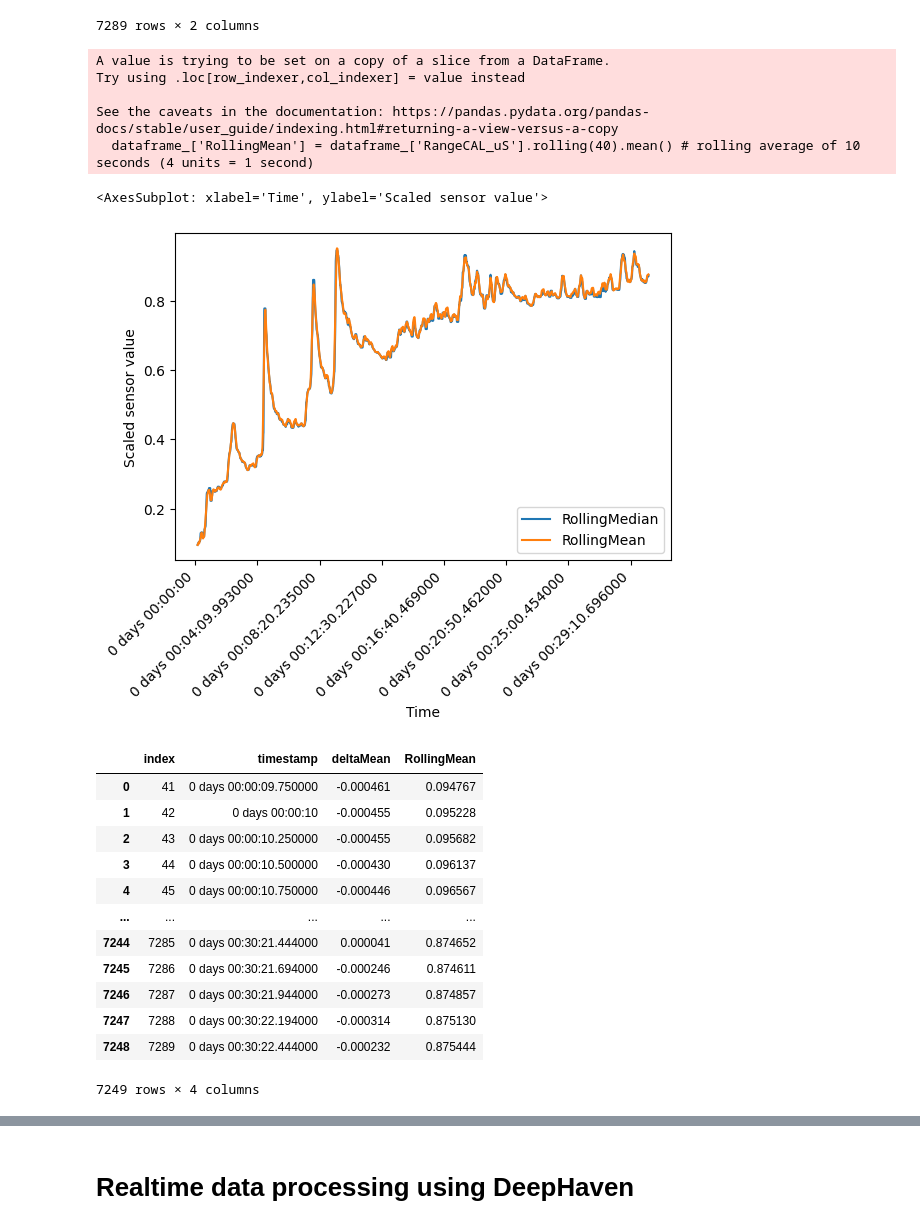
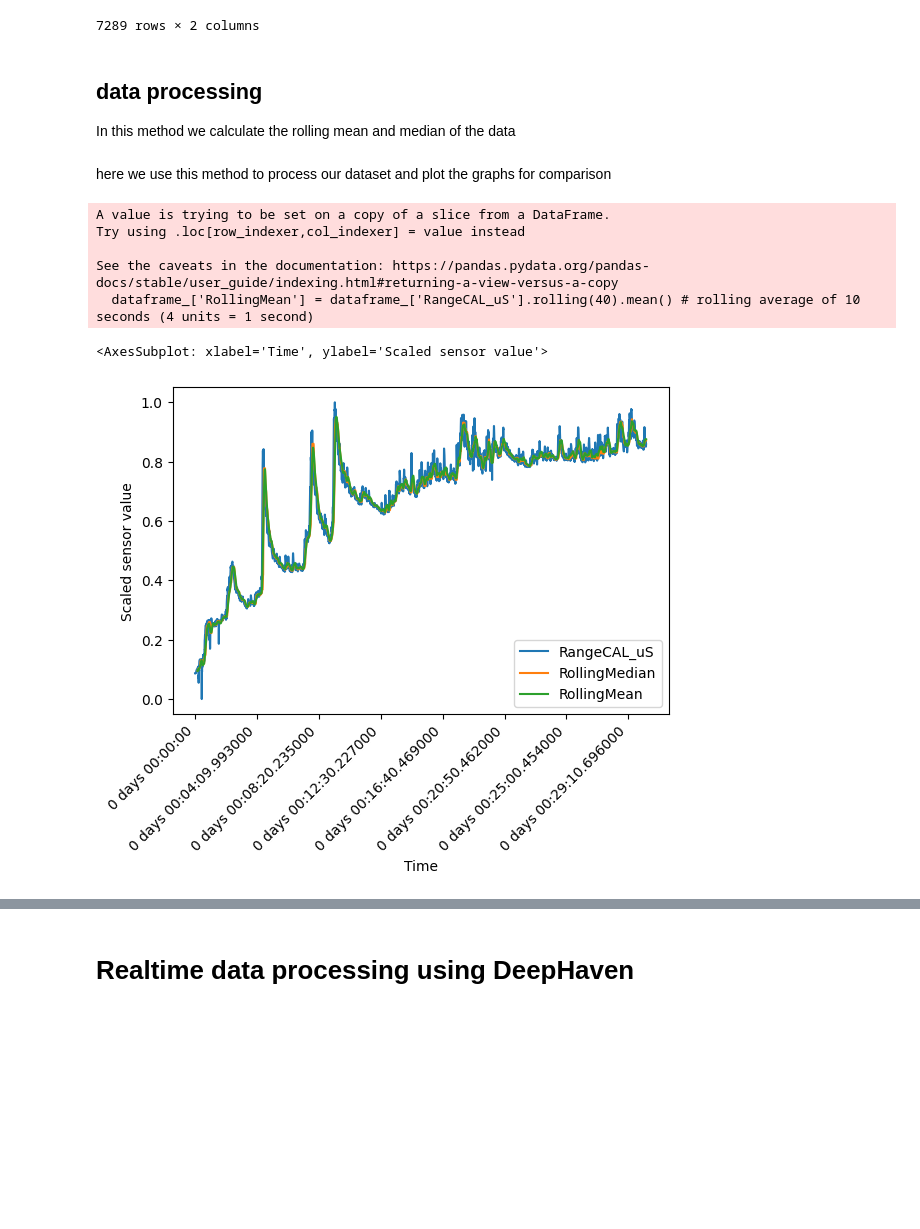
Before and after one commit to Inn0/STP1StressVisualisation, a Jupyter notebook: StressThreshold.ipynb, the cells around one changed output, grey strips where cells are left out. Saved outputs shown, nothing was run; the diff lists cells and outputs as text; code cells hidden in the pictures; blank space fills up the shorter version.

Commit message:
add documentation and code cleanup

```diff
--- a/StressThreshold.ipynb
+++ b/StressThreshold.ipynb
@@ -108,40 +115,26 @@ df1_2
 | 7289 | 0 days 00:30:22.444000 | 0.854733 |
 | 7290 | 0 days 00:30:22.694000 | 0.858556 |
 7289 rows × 2 columns
+# %% [markdown]
+## data processing
+In this method we calculate the rolling mean and median of the data
 # %%
 def calculateRollingAndDelta(dataframe_):
-    # dataframe_.info()
     dataframe_['RollingMean'] = dataframe_['RangeCAL_uS'].rolling(40).mean() # rolling average of 10 seconds (4 units = 1 second)
     dataframe_['RollingMedian'] = dataframe_['RangeCAL_uS'].rolling(40).median() # rolling median of 10 seconds
     dataframe_['deltaMean'] = dataframe_.RollingMean.diff(periods =-1)
     dataframe_['deltaMedian'] = dataframe_.RollingMedian.diff(periods =-1)
     return dataframe_
-df1_2 = calculateRollingAndDelta(df1_2)
-df1_2[['RollingMedian', 'RollingMean','timestamp']].plot(x='timestamp', xlabel='Time', ylabel='Scaled sensor value', rot=45)
-# %% [output]
-A value is trying to be set on a copy of a slice from a DataFrame.
-Try using .loc[row_indexer,col_indexer] = value instead
-
-See the caveats in the documentation: https://pandas.pydata.org/pandas-docs/stable/user_guide/indexing.html#returning-a-view-versus-a-copy
-  dataframe_['RollingMean'] = dataframe_['RangeCAL_uS'].rolling(40).mean() # rolling average of 10 seconds (4 units = 1 second)
-<AxesSubplot: xlabel='Time', ylabel='Scaled sensor value'>
-[figure, removed]
-# %%
-anomaly_detection_df = df1_2[['timestamp', 'deltaMean', 'RollingMean']].copy().dropna()
-anomaly_detection_df = anomaly_detection_df.reset_index()
-# anomaly_detection_df['time_index'] = anomaly_detection_df.index
-anomaly_detection_df
-# %% [output]
-|  | index | timestamp | deltaMean | RollingMean |
-| 0 | 41 | 0 days 00:00:09.750000 | -0.000461 | 0.094767 |
-| 1 | 42 | 0 days 00:00:10 | -0.000455 | 0.095228 |
-| 2 | 43 | 0 days 00:00:10.250000 | -0.000455 | 0.095682 |
-| 3 | 44 | 0 days 00:00:10.500000 | -0.000430 | 0.096137 |
-| 4 | 45 | 0 days 00:00:10.750000 | -0.000446 | 0.096567 |
-| ... | ... | ... | ... | ... |
-| 7244 | 7285 | 0 days 00:30:21.444000 | 0.000041 | 0.874652 |
-| 7245 | 7286 | 0 days 00:30:21.694000 | -0.000246 | 0.874611 |
-| 7246 | 7287 | 0 days 00:30:21.944000 | -0.000273 | 0.874857 |
-| 7247 | 7288 | 0 days 00:30:22.194000 | -0.000314 | 0.875130 |
-| 7248 | 7289 | 0 days 00:30:22.444000 | -0.000232 | 0.875444 |
-7249 rows × 4 columns
+# %% [markdown]
+ here we use this method to process our dataset and plot the graphs for comparison
+# %%
+df1_2 = calculateRollingAndDelta(df1_2)
+df1_2[['RangeCAL_uS', 'RollingMedian', 'RollingMean','timestamp']].plot(x='timestamp', xlabel='Time', ylabel='Scaled sensor value', rot=45)
+# %% [output]
+A value is trying to be set on a copy of a slice from a DataFrame.
+Try using .loc[row_indexer,col_indexer] = value instead
+
+See the caveats in the documentation: https://pandas.pydata.org/pandas-docs/stable/user_guide/indexing.html#returning-a-view-versus-a-copy
+  dataframe_['RollingMean'] = dataframe_['RangeCAL_uS'].rolling(40).mean() # rolling average of 10 seconds (4 units = 1 second)
+<AxesSubplot: xlabel='Time', ylabel='Scaled sensor value'>
+[figure, added]
```
Also changed, not shown: parts of 25 cells of this notebook.
